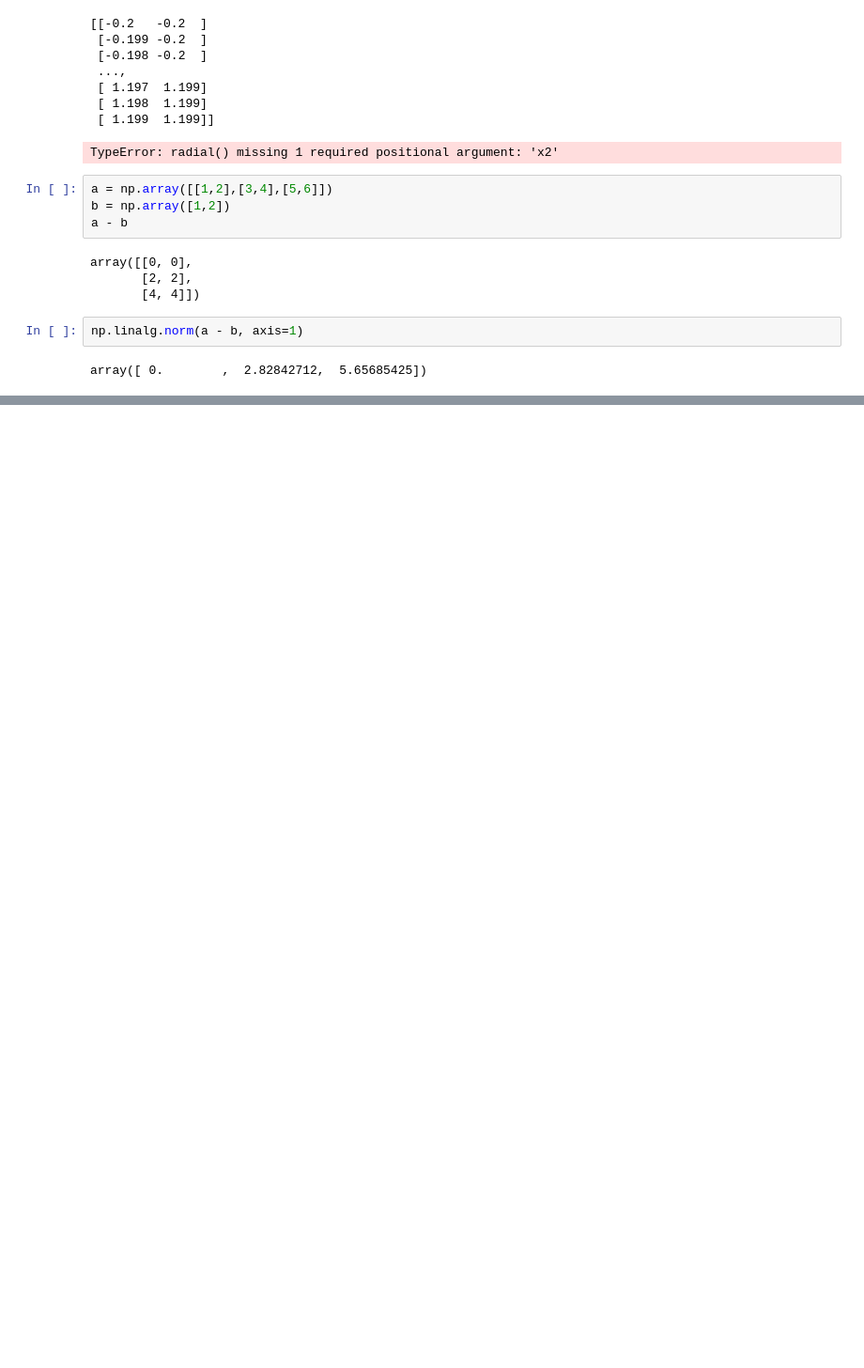
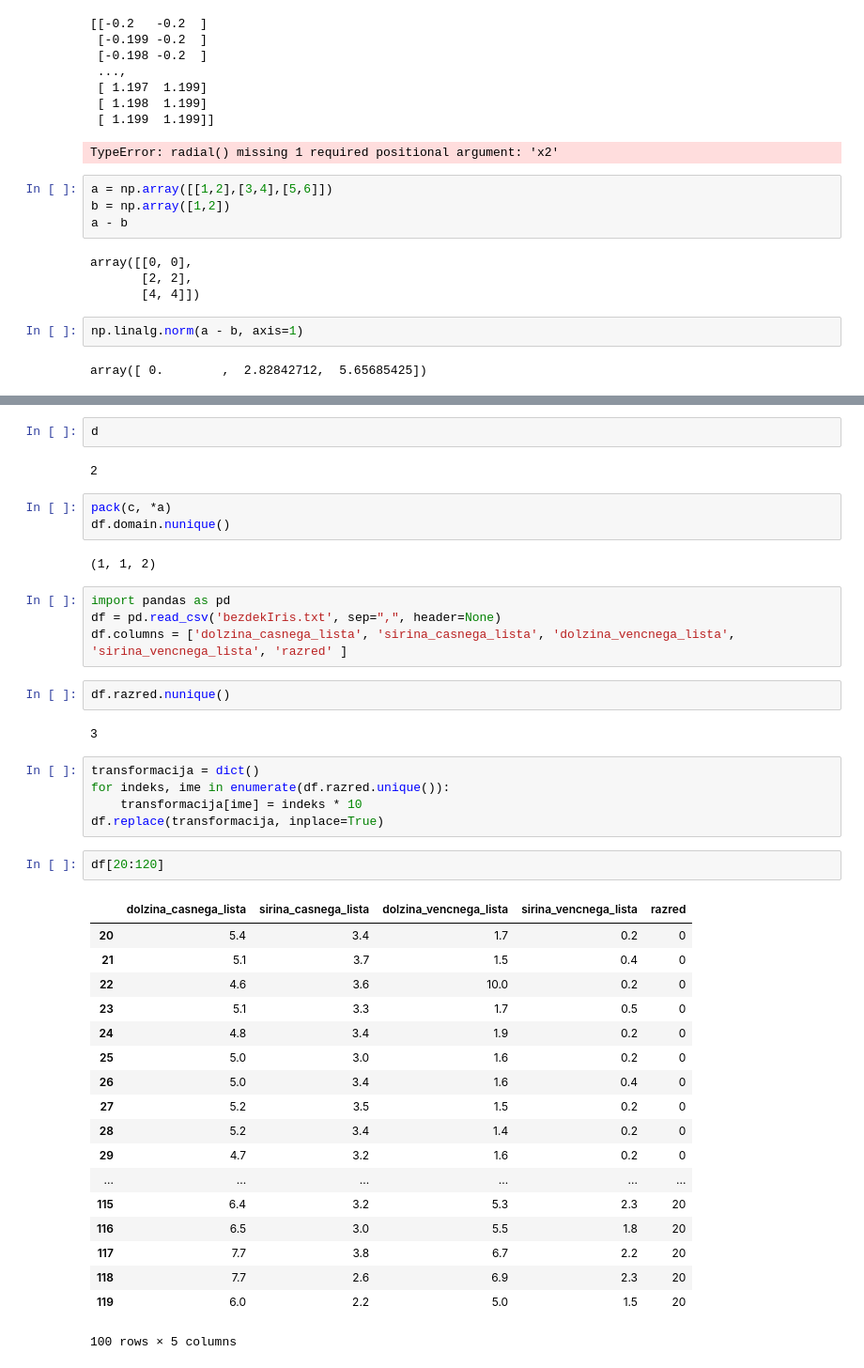
Before and after one commit to lenarttreven/MachineLearning, a Jupyter notebook: optimization.ipynb, the cells around one changed output, grey strips where cells are left out. Shown at 94% size. Drawn from its saved outputs; the diff is of its cells as text; blank space fills up the shorter version.

```diff
--- a/optimization.ipynb
+++ b/optimization.ipynb
@@ -334,0 +383,43 @@ array([ 0.        ,  2.82842712,  5.65685425])
+# %%
+d
+# %% [output]
+2
+# %%
+pack(c, *a)
+df.domain.nunique()
+# %% [output]
+(1, 1, 2)
+# %%
+import pandas as pd
+df = pd.read_csv('bezdekIris.txt', sep=",", header=None)
+df.columns = ['dolzina_casnega_lista', 'sirina_casnega_lista', 'dolzina_vencnega_lista', 'sirina_vencnega_lista', 'razred' ]
+# %%
+df.razred.nunique()
+# %% [output]
+3
+# %%
+transformacija = dict()
+for indeks, ime in enumerate(df.razred.unique()):
+    transformacija[ime] = indeks * 10
+df.replace(transformacija, inplace=True)
+# %%
+df[20:120]
+# %% [output]
+|  | dolzina_casnega_lista | sirina_casnega_lista | dolzina_vencnega_lista | sirina_vencnega_lista | razred |
+| 20 | 5.4 | 3.4 | 1.7 | 0.2 | 0 |
+| 21 | 5.1 | 3.7 | 1.5 | 0.4 | 0 |
+| 22 | 4.6 | 3.6 | 10.0 | 0.2 | 0 |
+| 23 | 5.1 | 3.3 | 1.7 | 0.5 | 0 |
+| 24 | 4.8 | 3.4 | 1.9 | 0.2 | 0 |
+| 25 | 5.0 | 3.0 | 1.6 | 0.2 | 0 |
+| 26 | 5.0 | 3.4 | 1.6 | 0.4 | 0 |
+| 27 | 5.2 | 3.5 | 1.5 | 0.2 | 0 |
+| 28 | 5.2 | 3.4 | 1.4 | 0.2 | 0 |
+| 29 | 4.7 | 3.2 | 1.6 | 0.2 | 0 |
+| ... | ... | ... | ... | ... | ... |
+| 115 | 6.4 | 3.2 | 5.3 | 2.3 | 20 |
+| 116 | 6.5 | 3.0 | 5.5 | 1.8 | 20 |
+| 117 | 7.7 | 3.8 | 6.7 | 2.2 | 20 |
+| 118 | 7.7 | 2.6 | 6.9 | 2.3 | 20 |
+| 119 | 6.0 | 2.2 | 5.0 | 1.5 | 20 |
+100 rows × 5 columns
```
Also changed, not shown: parts of 10 cells of this notebook, 1 other file.
